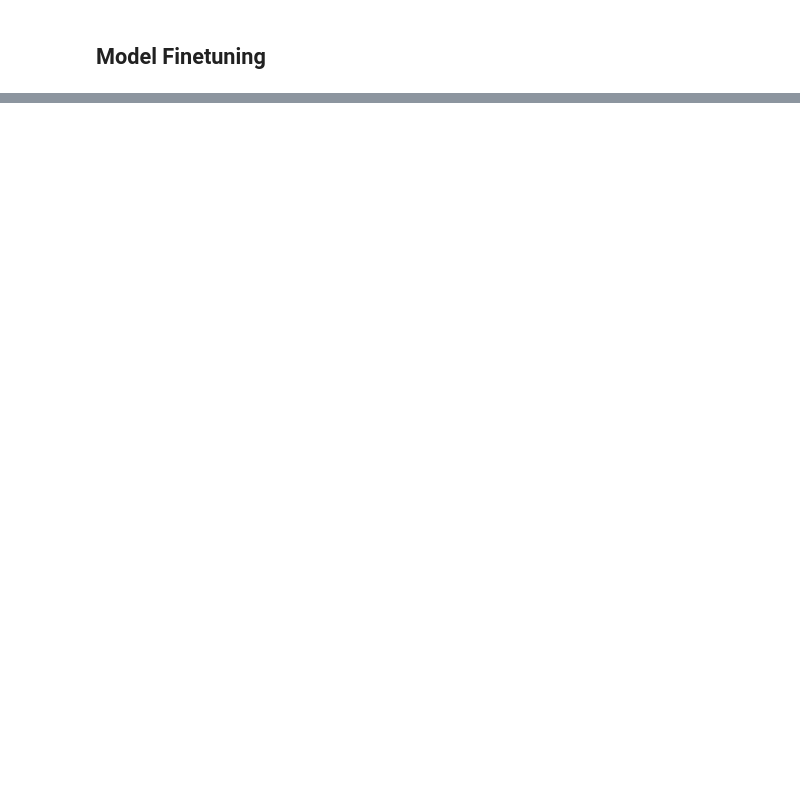
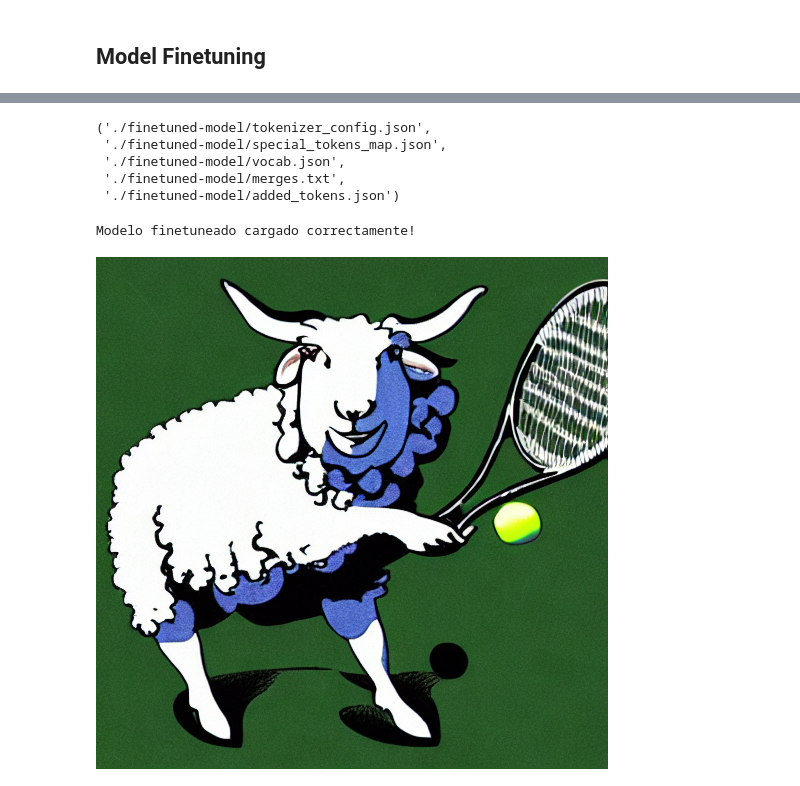
Before and after one commit to Gaizka-Menendez/Image-Generation-Finetuning, a Jupyter notebook: stablediff_model_finuted.ipynb, the cells around one changed output, grey strips where cells are left out. Saved outputs shown, nothing was run; the diff lists cells and outputs as text; code cells hidden in the pictures; blank space fills up the shorter version.

```diff
--- a/stablediff_model_finuted.ipynb
+++ b/stablediff_model_finuted.ipynb
@@ -236,3 +241,38 @@ for epoch in range(num_epochs):
         optimizer.zero_grad()
 
         progress_bar.set_postfix(loss=loss.item())
+# %%
+output_dir = "./finetuned-model"
+
+unet.save_pretrained(output_dir)
+tokenizer.save_pretrained(output_dir)
+# %% [output]
+('./finetuned-model/tokenizer_config.json',
+ './finetuned-model/special_tokens_map.json',
+ './finetuned-model/vocab.json',
+ './finetuned-model/merges.txt',
+ './finetuned-model/added_tokens.json')
+# %%
+output_dir = "./finetuned-model"
+
+finetuned_unet = UNet2DConditionModel.from_pretrained(output_dir)
+finetuned_unet.to(device)
+
+print('Modelo finetuneado cargado correctamente!')
+# %% [output]
+Modelo finetuneado cargado correctamente!
+# %%
+from diffusers import StableDiffusionPipeline
+
+# Cargamos el modelo pre-entrenado pero sustituyendo la UNet por la nuestra:
+pipe = StableDiffusionPipeline.from_pretrained(
+    pretrained_model,
+    unet=finetuned_unet,
+).to(device)
+# %%
+prompt = "an image of a sheep playing tennis with a tennis racket"
+image = pipe(prompt).images[0]
+
+image
+# %% [output]
+[figure, added]
```
Also changed, not shown: parts of 6 cells of this notebook, 2 other files.
